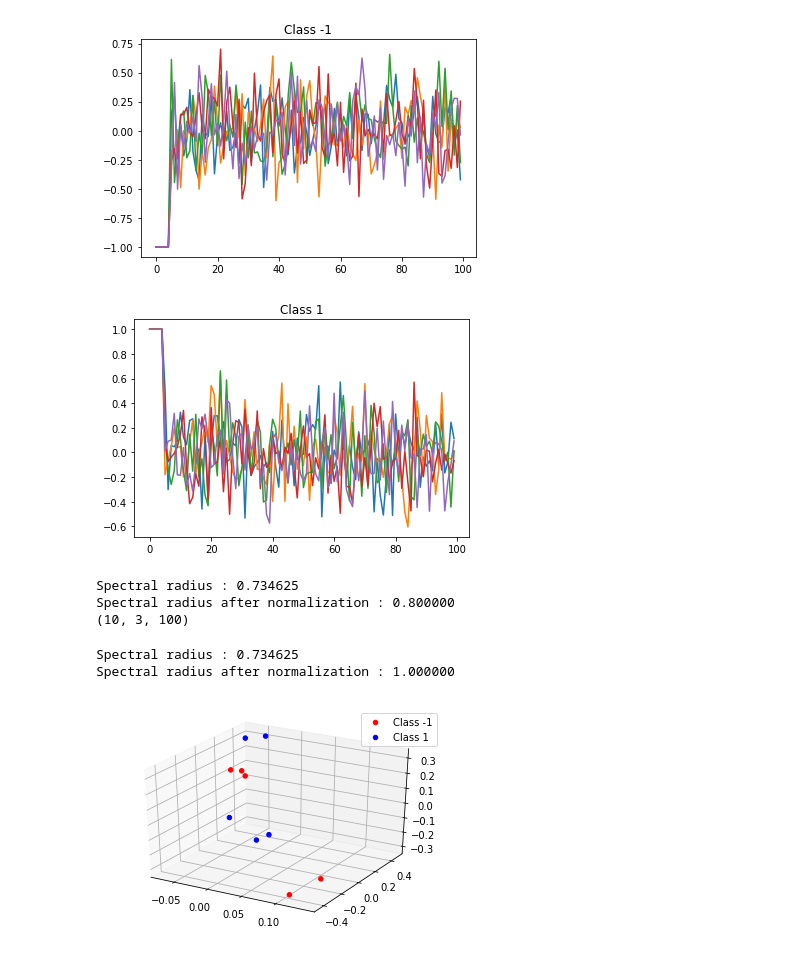
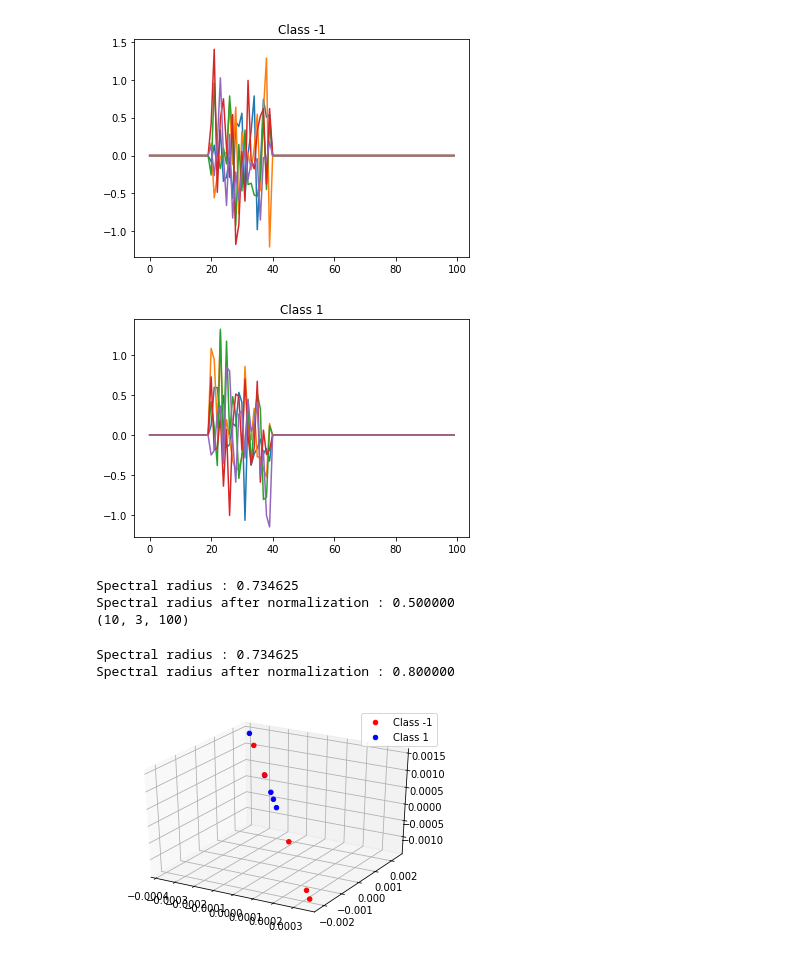
Before and after one commit to heytitle/thesis-presentation, a Jupyter notebook: echostate.ipynb, the cells around one changed output. Cells and saved outputs as stored; diff of their text form; code cells hidden in the pictures.

```diff
--- a/echostate.ipynb
+++ b/echostate.ipynb
@@ -6,36 +6,36 @@ from mpl_toolkits.mplot3d import Axes3D
 # %%
 np.random.seed(71)
 
-NOISE_STD = 0.25
+NOISE_STD = 0.5
 
 total_samples_in_each_class = 5
 tsc = total_samples_in_each_class
 
 timestep = 100
 
 X = np.random.normal(0, NOISE_STD, (total_samples_in_each_class*2, timestep))
-X[:total_samples_in_each_class, 0:5] = -1
+mark = np.zeros((timestep))
+mark[20:40] = 1
+X[:total_samples_in_each_class] = (X[:total_samples_in_each_class] ) * mark
 
-X[-total_samples_in_each_class:, 0:5] = 1
+X[-total_samples_in_each_class:] = (X[-total_samples_in_each_class:]  ) * mark
 
 # class1 = np.random.normal(0, NOISE_STD, (5, timestep))
 # class1[:, 0] = 1
 
 
-# ys2 = np.sin(x1*2 + 0.5) + np.random.normal(0, NOISE_STD, x1.shape[0])
-# ys3 = np.sin(x1*2 + 1) + np.random.normal(0, NOISE_STD, x1.shape[0])
-# print(X)
+
 plt.title('Class -1')
 for i in range(5):
     plt.plot(X[i, :])
 # %% [output]
-[figure, old version]
+[figure, new version]
 # %%
 plt.title('Class 1')
 for i in range(5, 10):
     plt.plot(X[i, :])
 # %% [output]
-[figure, old version]
+[figure, new version]
 # %%
 NO_RESERVIORS = 3
 # %%
@@ -51,6 +48,6 @@ W_in = np.random.normal(0, 0.5, (1, NO_RESERVIORS))
 W_out = np.random.normal(0, 0.5, (NO_RESERVIORS,2))
 # %%
-def forward(x, normalize=False, alpha=0.5, normalize_spectral_r=0, title='Dummy'):
+def forward(x, normalize=False, alpha=0.4, normalize_spectral_r=0, title='Dummy'):
     total_steps = x.shape[1]
     h = np.zeros((x.shape[0], NO_RESERVIORS, total_steps))
     ht = np.zeros((x.shape[0], NO_RESERVIORS))
@@ -66,6 +63,7 @@ def forward(x, normalize=False, alpha=0.5, normalize_spectral_r=0, title='Dummy'
         radius_norm = np.max(eig_values)
         print("Spectral radius after normalization : %f" % radius_norm)
 
+    out = np.zeros((x.shape[0], total_steps, 1))
 
     for i in range(total_steps):
 
@@ -77,14 +75,15 @@ def forward(x, normalize=False, alpha=0.5, normalize_spectral_r=0, title='Dummy'
 
         h[:, :, i] = ht
 
+
     return h, None
 
-res = forward(X, normalize_spectral_r=0.8)
+res = forward(X, normalize_spectral_r=0.5)
 
 print(res[0].shape)
 # %% [output]
 Spectral radius : 0.734625
-Spectral radius after normalization : 0.800000
+Spectral radius after normalization : 0.500000
 (10, 3, 100)
 # %%
 cl_dict = {
@@ -105,10 +104,10 @@ def plot_3d(data, title=''):
     plt.legend()
 
 
-res_default = forward(X,  normalize_spectral_r=1)
+res_default = forward(X,  normalize_spectral_r=0.8)
 plot_3d(res_default[0], title="")
 # %% [output]
 Spectral radius : 0.734625
-Spectral radius after normalization : 1.000000
+Spectral radius after normalization : 0.800000
-[figure, old version]
+[figure, new version]
 # %%
```
Also changed, not shown: parts of 13 cells of this notebook, 26 other files.
